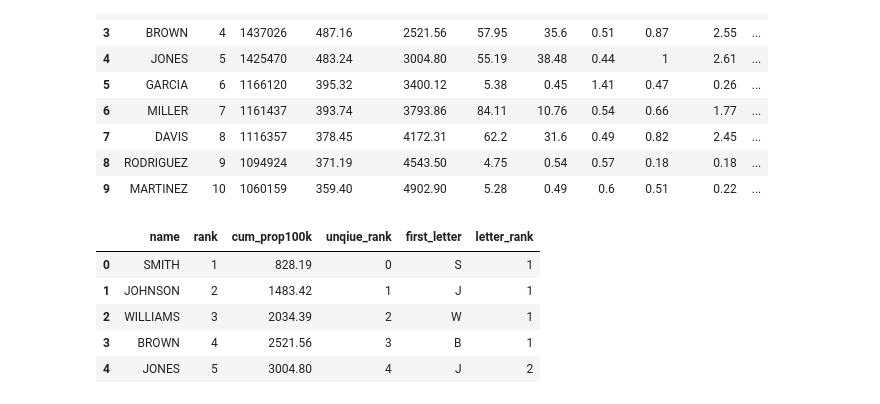
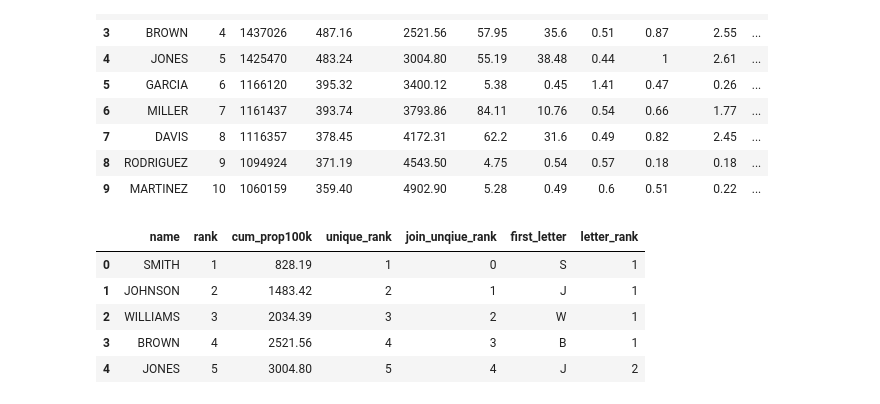
Before and after one commit to ajlinhard/DataExplorer, a Jupyter notebook: CensusData/prep_surnames_w_pandas.ipynb, the cells around one changed output. Saved outputs shown, nothing was run; the diff lists cells and outputs as text; code cells hidden in the pictures.

```diff
--- a/CensusData/prep_surnames_w_pandas.ipynb
+++ b/CensusData/prep_surnames_w_pandas.ipynb
@@ -166,19 +166,20 @@ df_ranked.head(10)
 # %%
 df_ranked.reset_index(inplace=True, drop=True)
 # Method 1: Using index as unique rank
-df_ranked.index.name = 'unqiue_rank'
-df_ranked.reset_index(inplace=True)
+# df_ranked.index.name = 'unqiue_rank'
+# df_ranked.reset_index(inplace=True)
 # Method 2: Using index for unique rank
-# df_ranked['unqiue_rank'] = df_ranked.index + 1
+df_ranked['unique_rank'] = df_ranked.index + 1
+df_ranked['join_unqiue_rank'] = df_ranked['unique_rank'] - 1
 df_ranked['first_letter'] = df_ranked['name'].str[0].str.upper()
 df_ranked['letter_rank'] = df_ranked.groupby('first_letter').cumcount() + 1
 
 # View Results
-df_ranked[['name', 'rank', 'cum_prop100k', 'unqiue_rank', 'first_letter', 'letter_rank']].head()
+df_ranked[['name', 'rank', 'cum_prop100k', 'unique_rank', 'join_unqiue_rank', 'first_letter', 'letter_rank']].head()
 # %% [output]
-|  | name | rank | cum_prop100k | unqiue_rank | first_letter | letter_rank |
-| 0 | SMITH | 1 | 828.19 | 0 | S | 1 |
-| 1 | JOHNSON | 2 | 1483.42 | 1 | J | 1 |
-| 2 | WILLIAMS | 3 | 2034.39 | 2 | W | 1 |
-| 3 | BROWN | 4 | 2521.56 | 3 | B | 1 |
-| 4 | JONES | 5 | 3004.80 | 4 | J | 2 |
+|  | name | rank | cum_prop100k | unique_rank | join_unqiue_rank | first_letter | letter_rank |
+| 0 | SMITH | 1 | 828.19 | 1 | 0 | S | 1 |
+| 1 | JOHNSON | 2 | 1483.42 | 2 | 1 | J | 1 |
+| 2 | WILLIAMS | 3 | 2034.39 | 3 | 2 | W | 1 |
+| 3 | BROWN | 4 | 2521.56 | 4 | 3 | B | 1 |
+| 4 | JONES | 5 | 3004.80 | 5 | 4 | J | 2 |
```
Also changed, not shown: parts of 1 cell of this notebook.
